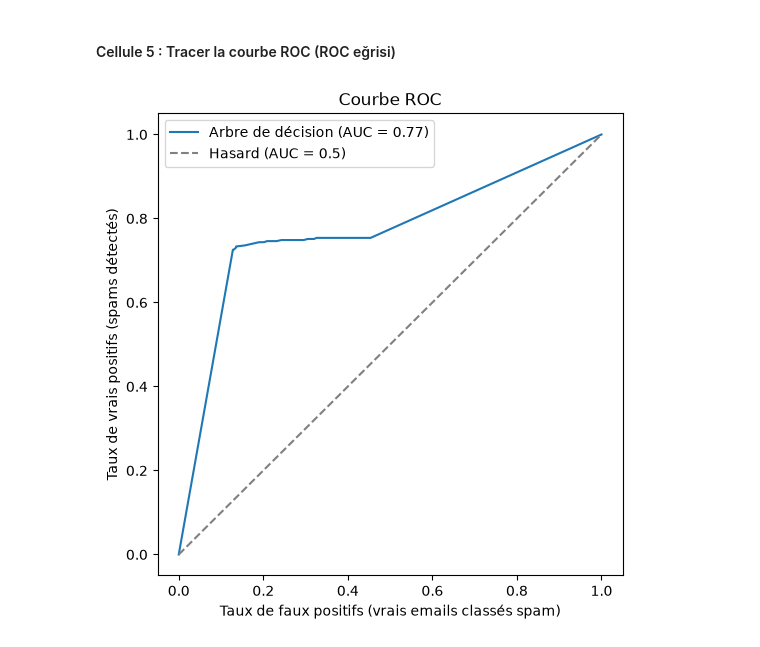
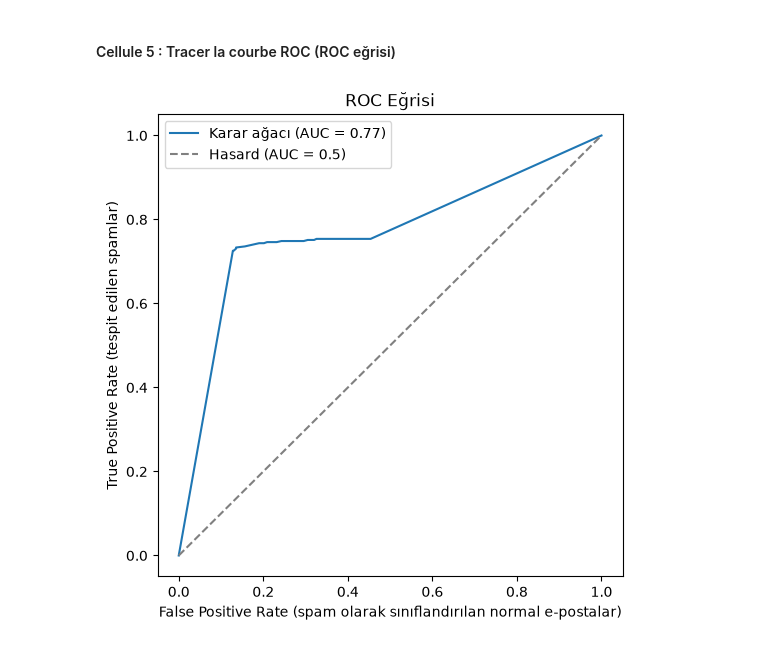
Before and after one commit to OUEDRAOGO-Nafissatou/ex-06-spam, a Jupyter notebook: ex06.ipynb, the cells around one changed output. Cells and saved outputs as stored; diff of their text form; code cells hidden in the pictures.

```diff
--- a/ex06.ipynb
+++ b/ex06.ipynb
@@ -209,13 +209,13 @@ AUC-ROC: 0.77
 # %%
 fpr, tpr, seuils = roc_curve(y_test, y_proba)
 
 plt.figure(figsize=(6, 6))
-plt.plot(fpr, tpr, label=f"Arbre de décision (AUC = {auc_score:.2f})")
+plt.plot(fpr, tpr, label=f"Karar ağacı (AUC = {auc_score:.2f})")
 plt.plot([0, 1], [0, 1], linestyle='--', color='gray', label="Hasard (AUC = 0.5)")
-plt.xlabel("Taux de faux positifs (vrais emails classés spam)")
-plt.ylabel("Taux de vrais positifs (spams détectés)")
-plt.title("Courbe ROC")
+plt.xlabel("False Positive Rate (spam olarak sınıflandırılan normal e-postalar)")
+plt.ylabel("True Positive Rate (tespit edilen spamlar)")
+plt.title("ROC Eğrisi")
 plt.legend()
 plt.show()
 # %% [output]
-[figure, old version]
+[figure, new version]
```
Also changed, not shown: parts of 3 cells of this notebook.
